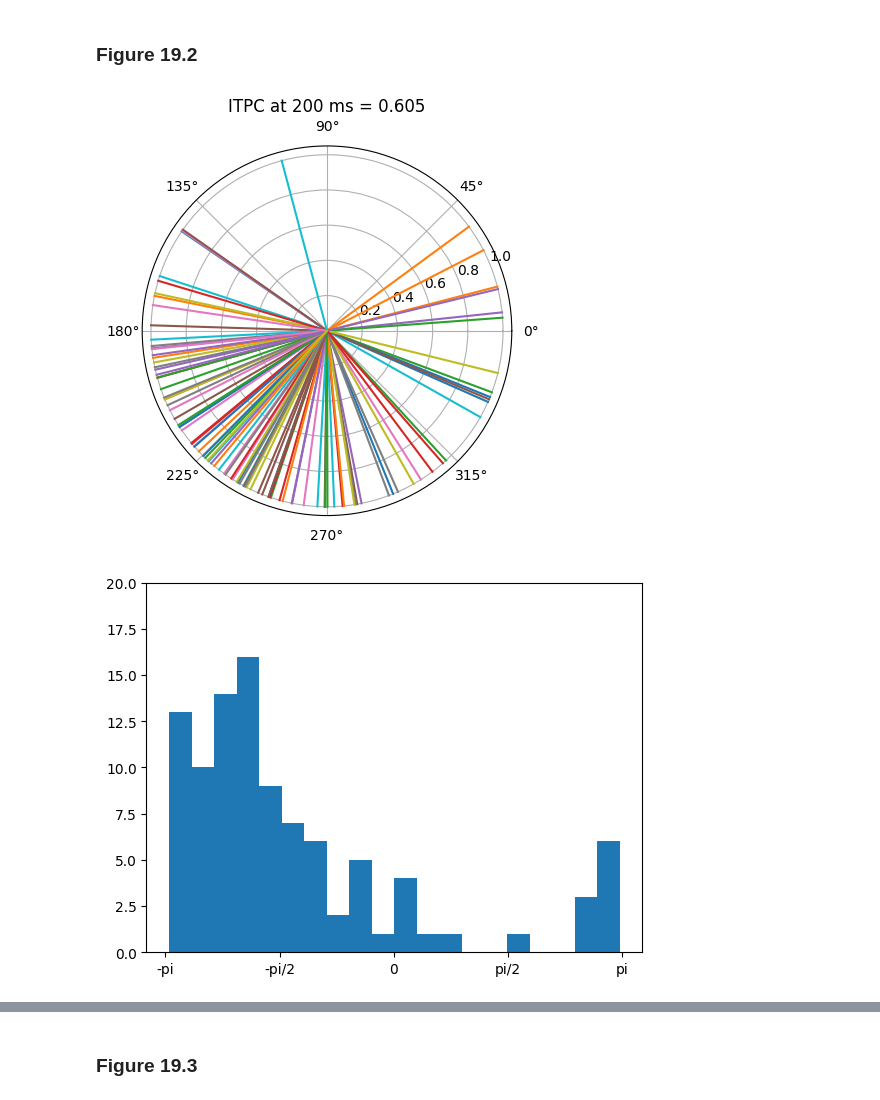
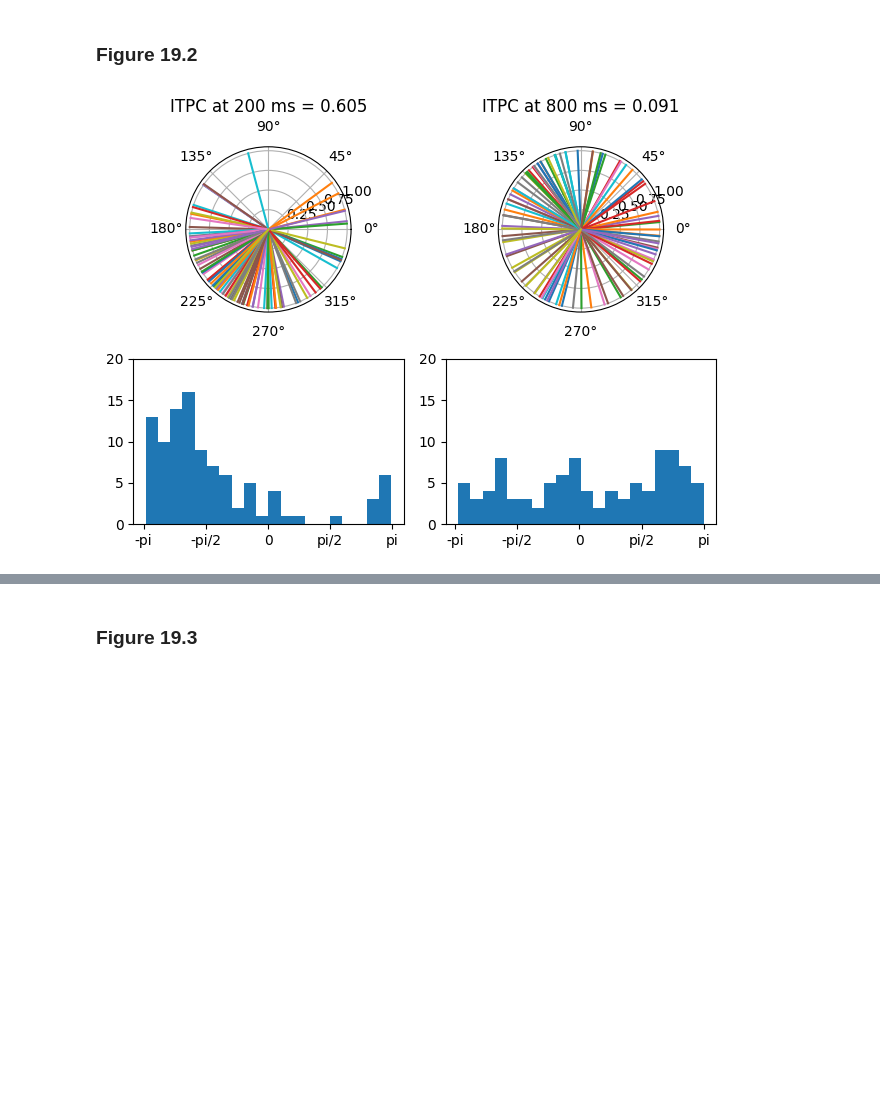
Before and after one commit to agencyenterprise/AnalyzingNeuralTimeSeries-Python, a Jupyter notebook: nbs/chapter19.ipynb, the cells around one changed output, grey strips where cells are left out. Drawn from its saved outputs; the diff is of its cells as text; code cells hidden in the pictures; blank space fills up the shorter version.

Commit message:
Chapter 19 fixed polar subplots

```diff
--- a/nbs/chapter19.ipynb
+++ b/nbs/chapter19.ipynb
@@ -18,13 +18,13 @@ from scipy.fftpack import fft, ifft
 from numpy.random import rand, randn, choice
 # %%
 # Define a function to more easily plot multiple polar vectors
-def plot_polar_vectors(angles, lengths=None, average_angle=None, average_length=None):
+def plot_polar_vectors(ax, angles, lengths=None, average_angle=None, average_length=None):
     if lengths is None:
         lengths = np.ones_like(angles)
     for angle, length in zip(angles, lengths):
-        plt.polar([0, angle], [0, length])
+        ax.plot([0, angle], [0, length])
     if average_angle is not None and average_length is not None:
-        plt.polar([0, average_angle], [0, average_length])
+        ax.plot([0, average_angle], [0, average_length])
 # %% [markdown]
 ### Figure 19.1
 # %%
@@ -32,13 +32,13 @@ def plot_polar_vectors(angles, lengths=None, average_angle=None, average_length=
 a = [0.2, 2*np.pi-.2]
 
 # Plot unit vectors defined by those angles
-plt.figure()
-plot_polar_vectors(a)
+fig, ax = plt.subplots(subplot_kw={'polar': True})
+plot_polar_vectors(ax, a)
 # Plot a unit vector with the average angle
-plot_polar_vectors([np.mean(a)], [1])
+plot_polar_vectors(ax, [np.mean(a)], [1])
 # Plot the average vector
 mean_vector = np.mean(np.exp(1j*np.array(a)))
-plot_polar_vectors([np.angle(mean_vector)], [np.abs(mean_vector)])
+plot_polar_vectors(ax, [np.angle(mean_vector)], [np.abs(mean_vector)])
 plt.show()
 # %% [output]
 [figure]
@@ -49,41 +49,42 @@ plt.show()
 EEG = loadmat('../data/sampleEEGdata.mat')['EEG'][0, 0]
 
 # Center frequency
 centerfreq = 12  # in Hz
 chan2plot = 'Pz'
 times2plot = [200, 800]  # in ms, from stimulus onset
 
 # Define convolution parameters
 n_wavelet = EEG['pnts'][0][0]
 n_data = EEG['pnts'][0][0] * EEG['trials'][0][0]
 n_convolution = n_wavelet + n_data - 1
 n_conv_pow2 = int(2**np.ceil(np.log2(n_convolution)))
 
 # Create wavelet
 time = np.arange(-(n_wavelet/EEG['srate'][0][0]/2), n_wavelet/EEG['srate'][0][0]/2, 1/EEG['srate'][0][0])
 wavelet = np.exp(2*1j*np.pi*centerfreq*time) * np.exp(-time**2 / (2 * ((4 / (2 * np.pi * centerfreq))**2))) / centerfreq
 
 # Get FFT of data
 eegfft = fft(EEG['data'][EEG['chanlocs'][0]['labels']==chan2plot, :, :].flatten('F'), n_conv_pow2)
 
 # Convolution
 eegconv = ifft(fft(wavelet, n_conv_pow2) * eegfft)
 eegconv = eegconv[:n_convolution]
 eegconv = np.reshape(eegconv[int(np.floor((EEG['pnts'][0][0]-1)/2))-1:-int(np.ceil((EEG['pnts'][0][0]-1)/2))-1], (EEG['pnts'][0][0], EEG['trials'][0][0]), 'F')
 
 # Plot
+plt.figure()
 for subploti, timepoint in enumerate(times2plot):
-    plt.figure()
     idx = np.argmin(np.abs(EEG['times'][0] - timepoint))
-    plot_polar_vectors(np.angle(eegconv[idx,:]), np.ones(EEG['trials'][0][0]))
-    plt.title(f'ITPC at {timepoint} ms = {np.round(np.abs(np.mean(np.exp(1j*np.angle(eegconv[idx,:])))), 3)}')
-    plt.show()
+    ax = plt.subplot(2, 2, subploti+1, polar=True)
+    plot_polar_vectors(ax, np.angle(eegconv[idx,:]), np.ones(EEG['trials'][0][0]))
+    ax.set_title(f'ITPC at {timepoint} ms = {np.round(np.abs(np.mean(np.exp(1j*np.angle(eegconv[idx,:])))), 3)}')
 
-    plt.figure()
-    plt.hist(np.angle(eegconv[idx,:]), bins=20)
-    plt.ylim([0, 20])
-    plt.xticks([-np.pi, -np.pi/2, 0, np.pi/2, np.pi], ['-pi', '-pi/2', '0', 'pi/2', 'pi'])
-    plt.show()
+    ax = plt.subplot(2, 2, subploti+3)
+    ax.hist(np.angle(eegconv[idx,:]), bins=20)
+    ax.set_ylim([0, 20])
+    ax.set_xticks([-np.pi, -np.pi/2, 0, np.pi/2, np.pi], ['-pi', '-pi/2', '0', 'pi/2', 'pi'])
+
+plt.tight_layout()
+plt.show()
 # %% [output]
-[figure, old version]
+[figure, new version]
-[figure, removed]
```
Also changed, not shown: parts of 9 cells of this notebook.
